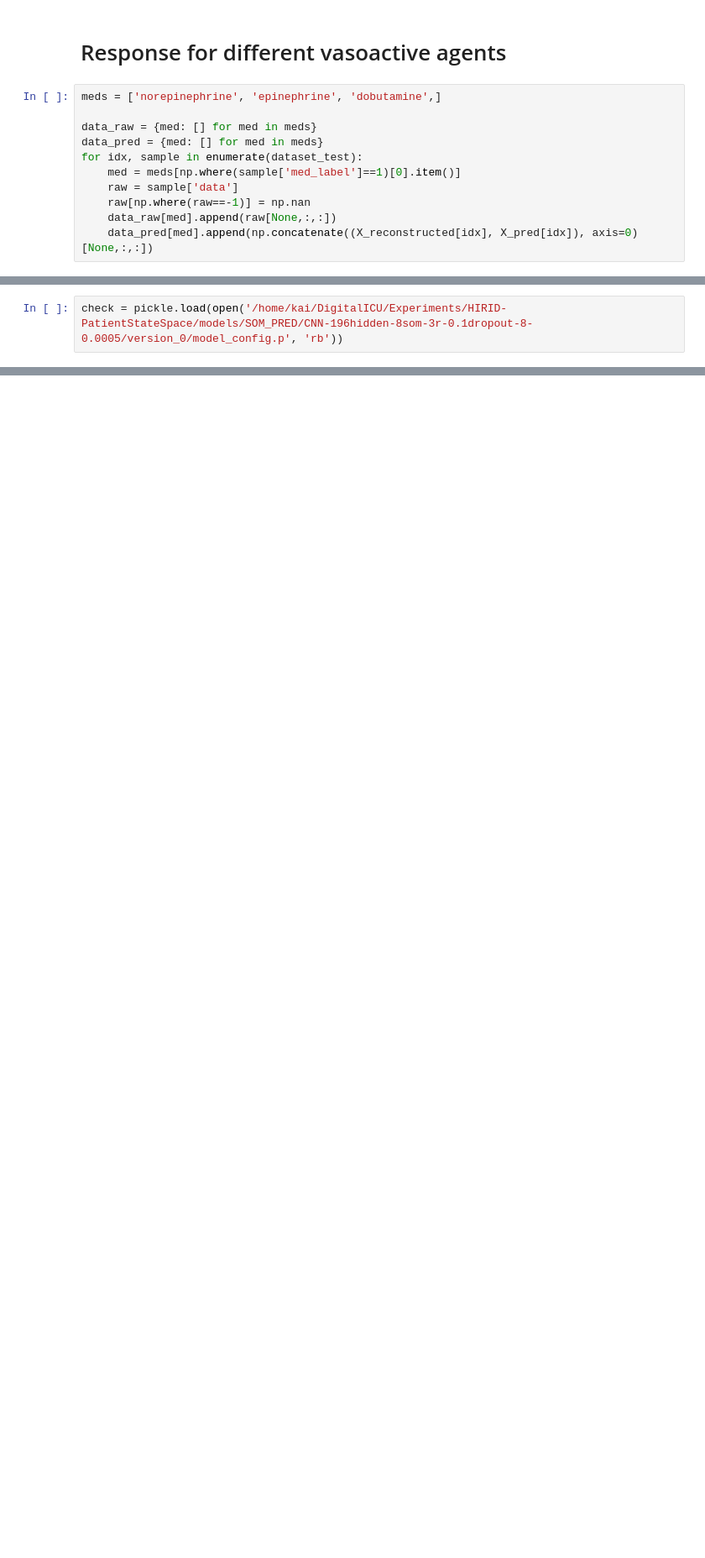
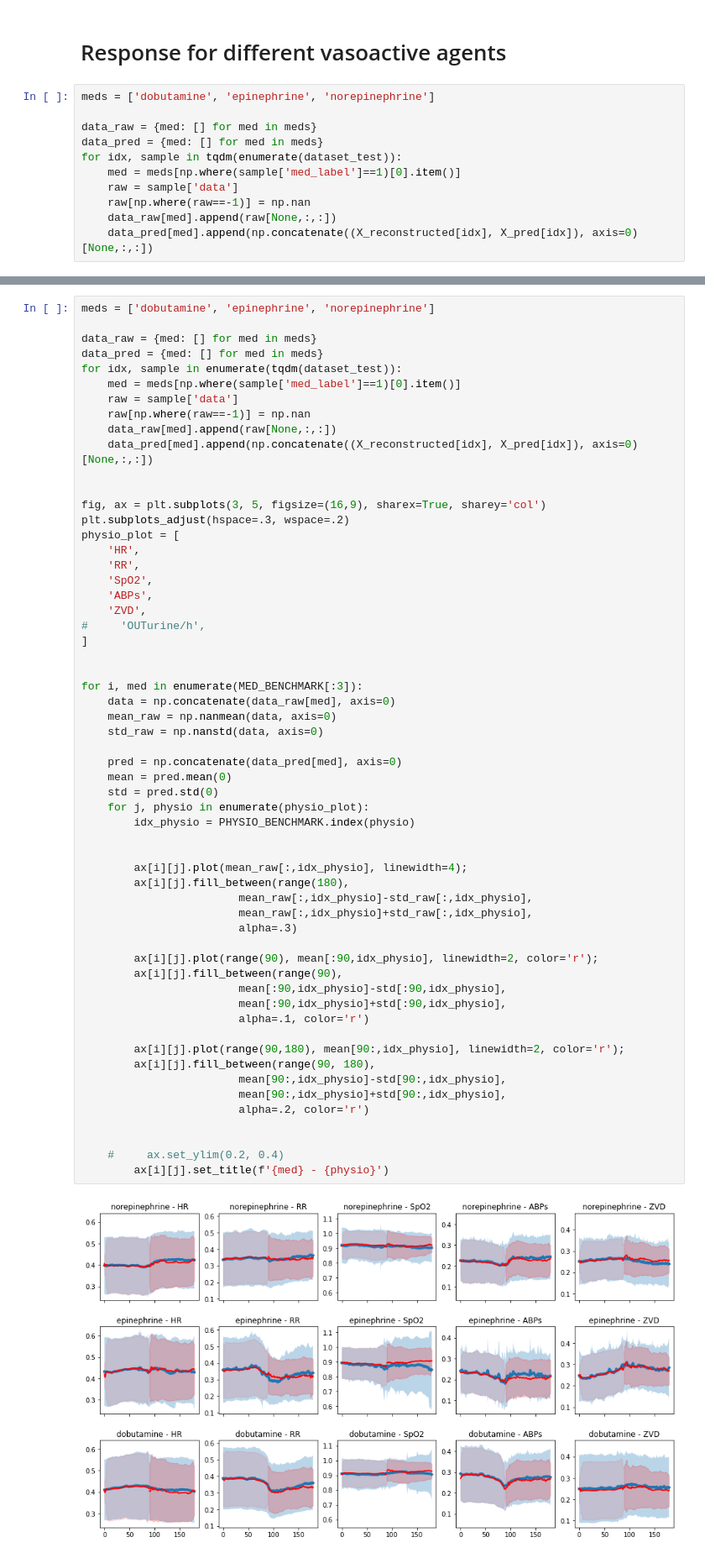
Before and after one commit to KaiWU17TUM/AnomalyDetectionWithPatientStateSpace, a Jupyter notebook: notebooks/EVAL_vital_response_to_med.ipynb, the cells around one changed output, grey strips where cells are left out. Shown at 84% size. Saved outputs shown, nothing was run; the diff lists cells and outputs as text; blank space fills up the shorter version.

```diff
--- a/notebooks/EVAL_vital_response_to_med.ipynb
+++ b/notebooks/EVAL_vital_response_to_med.ipynb
@@ -182,11 +466,11 @@ for i, physio in enumerate(physio_plot):
 # %% [markdown]
 # Response for different vasoactive agents
 # %%
-meds = ['norepinephrine', 'epinephrine', 'dobutamine',]
+meds = ['dobutamine', 'epinephrine', 'norepinephrine']
 
 data_raw = {med: [] for med in meds}
 data_pred = {med: [] for med in meds}
-for idx, sample in enumerate(dataset_test):
+for idx, sample in tqdm(enumerate(dataset_test)):
     med = meds[np.where(sample['med_label']==1)[0].item()]
     raw = sample['data']
     raw[np.where(raw==-1)] = np.nan
@@ -243,2 +526,0 @@ for i, med in enumerate(MED_BENCHMARK[:3]):
-# %%
-check = pickle.load(open('/home/kai/DigitalICU/Experiments/HIRID-PatientStateSpace/models/SOM_PRED/CNN-196hidden-8som-3r-0.1dropout-8-0.0005/version_0/model_config.p', 'rb'))
@@ -262,0 +599,60 @@ check
+# %%
+meds = ['dobutamine', 'epinephrine', 'norepinephrine']
+
+data_raw = {med: [] for med in meds}
+data_pred = {med: [] for med in meds}
+for idx, sample in enumerate(tqdm(dataset_test)):
+    med = meds[np.where(sample['med_label']==1)[0].item()]
+    raw = sample['data']
+    raw[np.where(raw==-1)] = np.nan
+    data_raw[med].append(raw[None,:,:])
+    data_pred[med].append(np.concatenate((X_reconstructed[idx], X_pred[idx]), axis=0)[None,:,:])
+
+
+fig, ax = plt.subplots(3, 5, figsize=(16,9), sharex=True, sharey='col')
+plt.subplots_adjust(hspace=.3, wspace=.2)
+physio_plot = [
+    'HR',
+    'RR',
+    'SpO2',
+    'ABPs',
+    'ZVD',
+#     'OUTurine/h',
+]
+
+
+for i, med in enumerate(MED_BENCHMARK[:3]):
+    data = np.concatenate(data_raw[med], axis=0)
+    mean_raw = np.nanmean(data, axis=0)
+    std_raw = np.nanstd(data, axis=0)
+
+    pred = np.concatenate(data_pred[med], axis=0)
+    mean = pred.mean(0)
+    std = pred.std(0)
+    for j, physio in enumerate(physio_plot):
+        idx_physio = PHYSIO_BENCHMARK.index(physio)
+
+
+        ax[i][j].plot(mean_raw[:,idx_physio], linewidth=4);
+        ax[i][j].fill_between(range(180),
+                        mean_raw[:,idx_physio]-std_raw[:,idx_physio],
+                        mean_raw[:,idx_physio]+std_raw[:,idx_physio],
+                        alpha=.3)
+
+        ax[i][j].plot(range(90), mean[:90,idx_physio], linewidth=2, color='r');
+        ax[i][j].fill_between(range(90),
+                        mean[:90,idx_physio]-std[:90,idx_physio],
+                        mean[:90,idx_physio]+std[:90,idx_physio],
+                        alpha=.1, color='r')
+
+        ax[i][j].plot(range(90,180), mean[90:,idx_physio], linewidth=2, color='r');
+        ax[i][j].fill_between(range(90, 180),
+                        mean[90:,idx_physio]-std[90:,idx_physio],
+                        mean[90:,idx_physio]+std[90:,idx_physio],
+                        alpha=.2, color='r')
+
+
+    #     ax.set_ylim(0.2, 0.4)
+        ax[i][j].set_title(f'{med} - {physio}')
+# %% [output]
+[figure, added]
```
Also changed, not shown: parts of 47 cells of this notebook, 24 other files.
